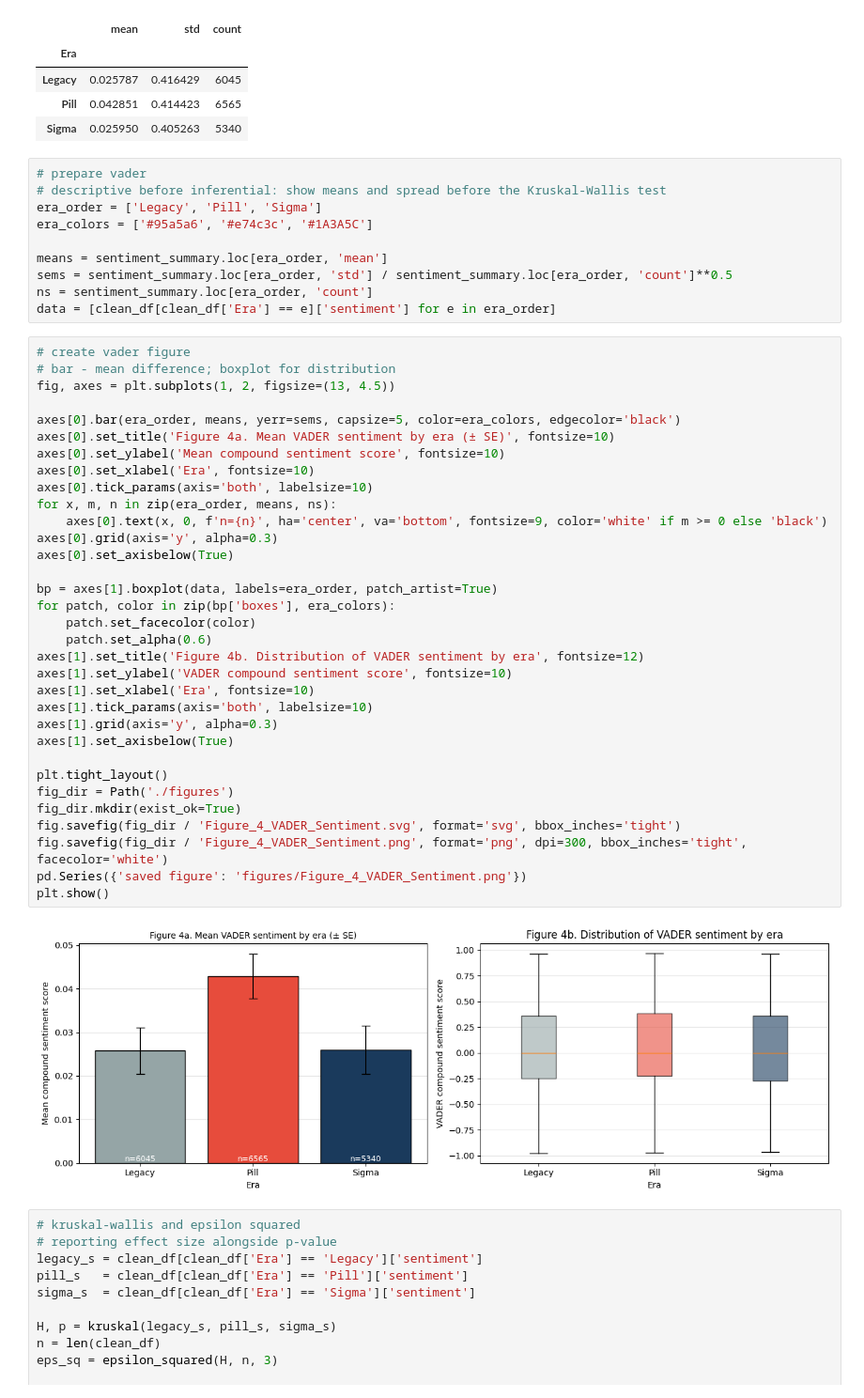
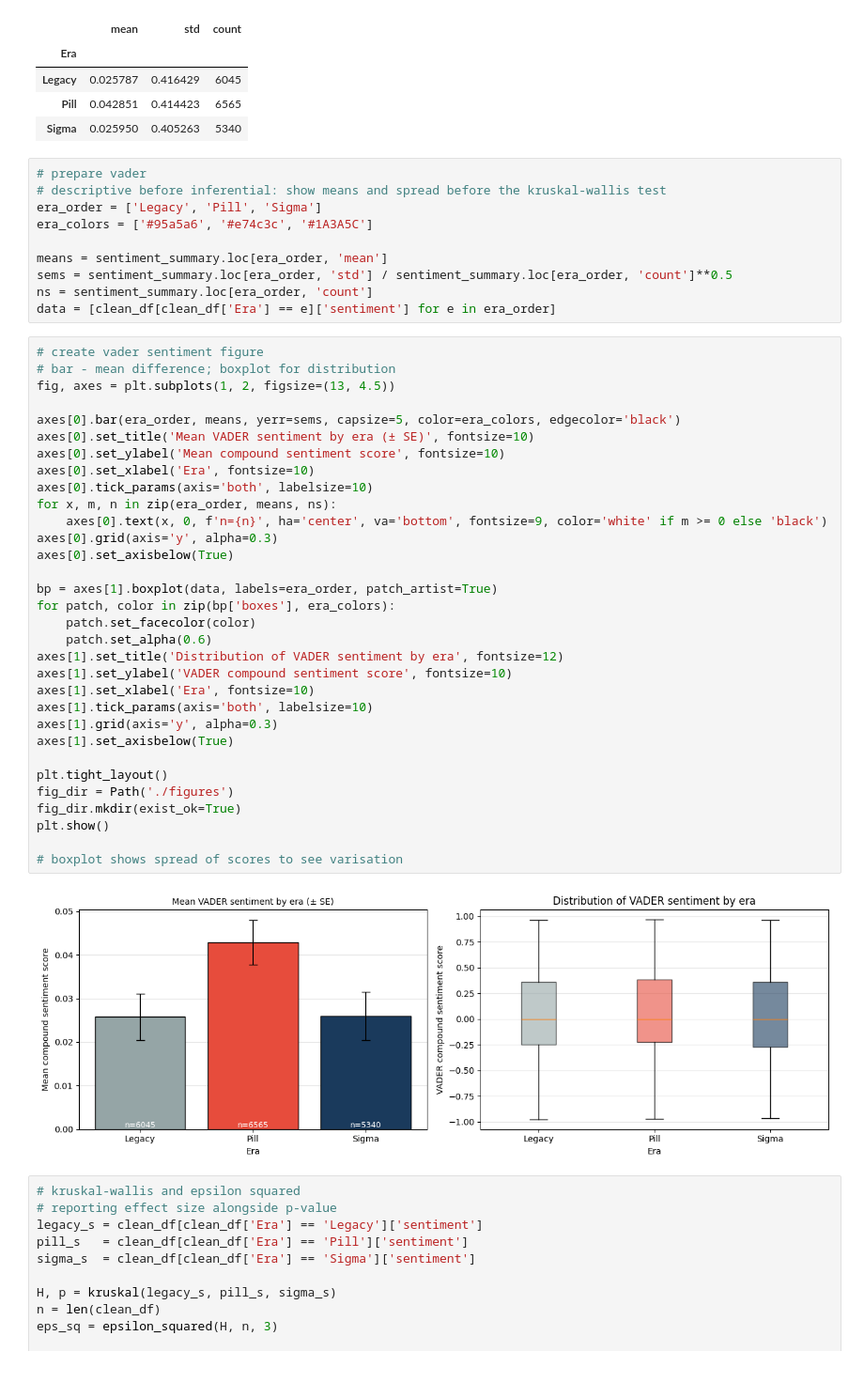
Before and after one commit to LIS2ndyear/Capstone, a Jupyter notebook: notebooks/02_quantitative_nlp_pipeline.ipynb, the cells around one changed output. Shown at 94% size. Drawn from its saved outputs; the diff is of its cells as text.

```diff
--- a/notebooks/02_quantitative_nlp_pipeline.ipynb
+++ b/notebooks/02_quantitative_nlp_pipeline.ipynb
@@ -629,7 +676,7 @@ sentiment_summary
 | Sigma | 0.025950 | 0.405263 | 5340 |
 # %%
 # prepare vader
-# descriptive before inferential: show means and spread before the Kruskal-Wallis test
+# descriptive before inferential: show means and spread before the kruskal-wallis test
 era_order = ['Legacy', 'Pill', 'Sigma']
 era_colors = ['#95a5a6', '#e74c3c', '#1A3A5C']
 
@@ -638,40 +685,39 @@ sems = sentiment_summary.loc[era_order, 'std'] / sentiment_summary.loc[era_order
 ns = sentiment_summary.loc[era_order, 'count']
 data = [clean_df[clean_df['Era'] == e]['sentiment'] for e in era_order]
 # %%
-# create vader figure
+# create vader sentiment figure
 # bar - mean difference; boxplot for distribution
 fig, axes = plt.subplots(1, 2, figsize=(13, 4.5))
 
 axes[0].bar(era_order, means, yerr=sems, capsize=5, color=era_colors, edgecolor='black')
-axes[0].set_title('Figure 4a. Mean VADER sentiment by era (± SE)', fontsize=10)
+axes[0].set_title('Mean VADER sentiment by era (± SE)', fontsize=10)
 axes[0].set_ylabel('Mean compound sentiment score', fontsize=10)
 axes[0].set_xlabel('Era', fontsize=10)
 axes[0].tick_params(axis='both', labelsize=10)
 for x, m, n in zip(era_order, means, ns):
     axes[0].text(x, 0, f'n={n}', ha='center', va='bottom', fontsize=9, color='white' if m >= 0 else 'black')
 axes[0].grid(axis='y', alpha=0.3)
 axes[0].set_axisbelow(True)
 
 bp = axes[1].boxplot(data, labels=era_order, patch_artist=True)
 for patch, color in zip(bp['boxes'], era_colors):
     patch.set_facecolor(color)
     patch.set_alpha(0.6)
-axes[1].set_title('Figure 4b. Distribution of VADER sentiment by era', fontsize=12)
+axes[1].set_title('Distribution of VADER sentiment by era', fontsize=12)
 axes[1].set_ylabel('VADER compound sentiment score', fontsize=10)
 axes[1].set_xlabel('Era', fontsize=10)
 axes[1].tick_params(axis='both', labelsize=10)
 axes[1].grid(axis='y', alpha=0.3)
 axes[1].set_axisbelow(True)
 
 plt.tight_layout()
 fig_dir = Path('./figures')
 fig_dir.mkdir(exist_ok=True)
-fig.savefig(fig_dir / 'Figure_4_VADER_Sentiment.svg', format='svg', bbox_inches='tight')
-fig.savefig(fig_dir / 'Figure_4_VADER_Sentiment.png', format='png', dpi=300, bbox_inches='tight', facecolor='white')
-pd.Series({'saved figure': 'figures/Figure_4_VADER_Sentiment.png'})
 plt.show()
+
+# boxplot shows spread of scores to see varisation
 # %% [output]
-[figure, old version]
+[figure, new version]
 # %%
 # kruskal-wallis and epsilon squared
 # reporting effect size alongside p-value
```
Also changed, not shown: parts of 26 cells of this notebook.
